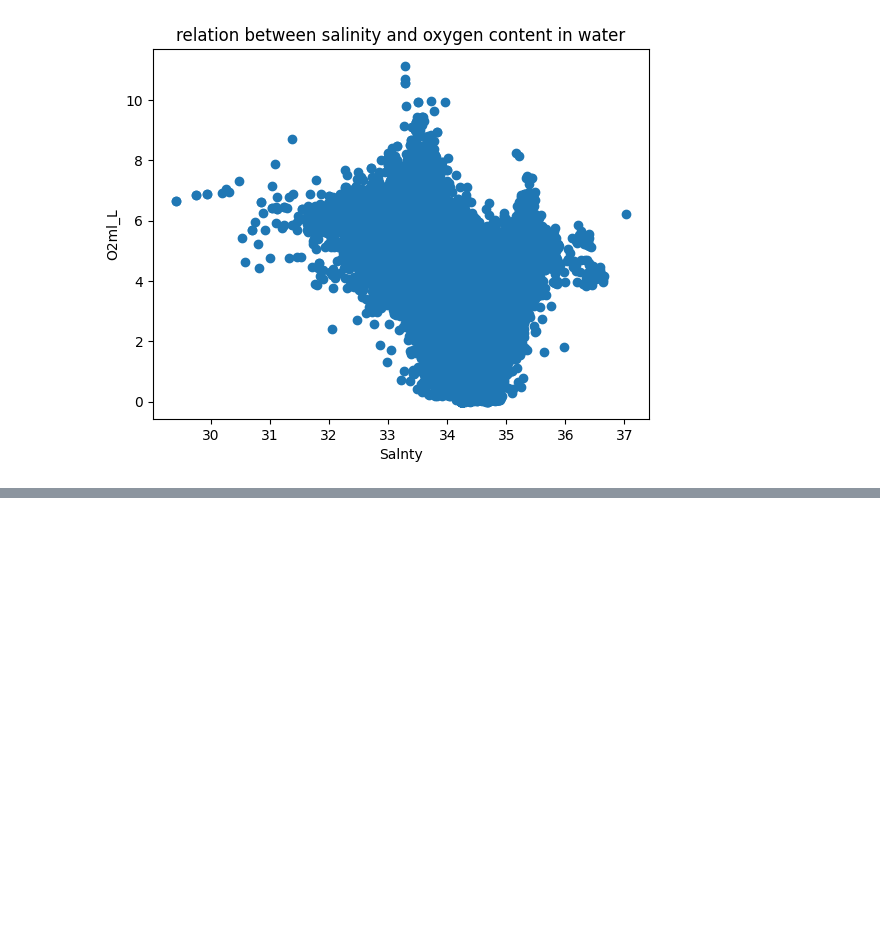
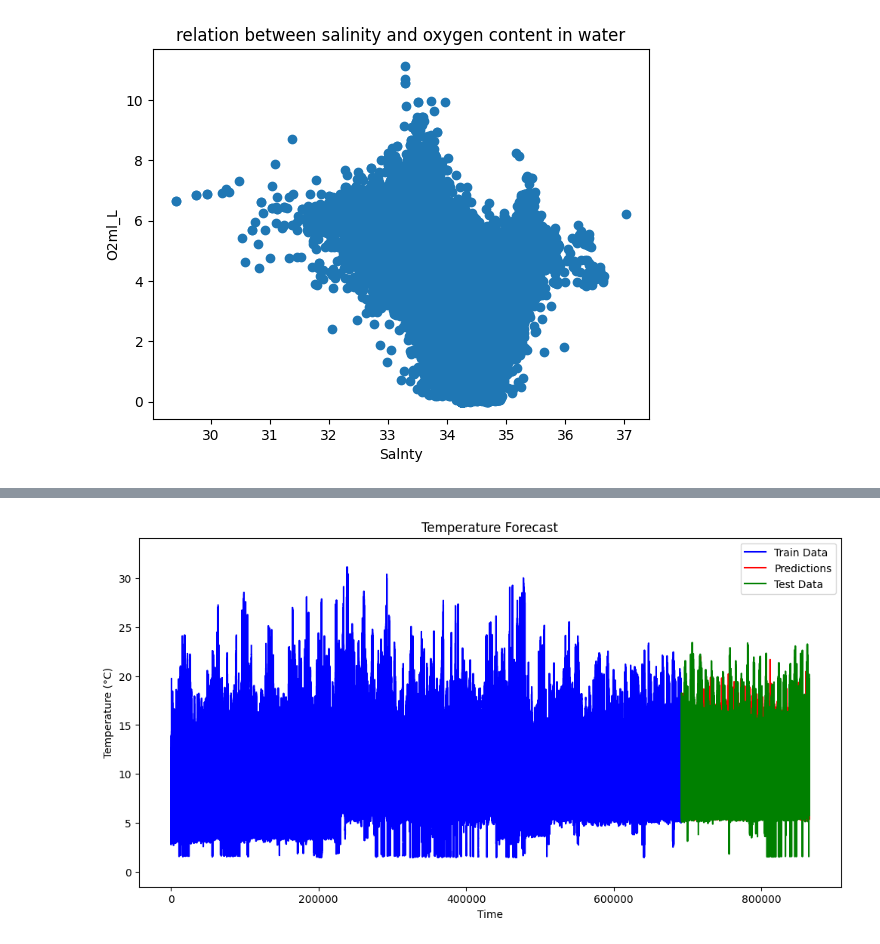
Before and after one commit to SohamBera16/bayesian-neural-network-based-prediction-using-Environmental-data, a Jupyter notebook: BNN_Regression.ipynb, the cells around one changed output, grey strips where cells are left out. Cells and saved outputs as stored; diff of their text form; code cells hidden in the pictures; blank space fills up the shorter version.

Commit message:
BNN model implemented

```diff
--- a/BNN_Regression.ipynb
+++ b/BNN_Regression.ipynb
@@ -219,0 +302,11 @@ plt.show()
+# %%
+# Train the model
+model.train()
+for epoch in range(num_epochs):
+    optimizer.zero_grad()
+    output = model(X_train)
+    loss = criterion(output, y_train)
+    loss.backward()
+    optimizer.step()
+    if (epoch + 1) % 10 == 0:
+        print(f'Epoch: {epoch+1}/{num_epochs}, Loss: {loss.item()}')
@@ -219,0 +331,9 @@ plt.show()
+# %%
+# Evaluate the model on the test set
+model.eval()
+with torch.no_grad():
+    predictions = model(X_test)
+# %%
+# Convert the predictions and ground truth back to numpy arrays
+predictions = predictions.numpy()
+y_test = y_test.numpy()
@@ -219,0 +359,32 @@ plt.show()
+# %%
+# Prepare the data
+total_data = bottle_df['T_degC']
+train_data = total_data[:len(X_train)]
+test_data = total_data[len(X_train):]
+
+# Plotting the train data
+plt.figure(figsize=(12, 6))
+plt.plot(range(len(train_data)), train_data, color='blue', label='Train Data')
+
+# Plotting the test data and predictions
+plt.plot(range(len(train_data), len(train_data) + len(predictions)), predictions, color='red', label='Predictions')
+plt.plot(range(len(train_data), len(train_data) + len(test_data)), test_data, color='green', label='Test Data')
+
+# Setting the plot labels and title
+plt.xlabel('Time')
+plt.ylabel('Temperature (°C)')
+plt.title('Temperature Forecast')
+
+# Adding a legend
+plt.legend()
+
+# Adjusting y-axis limits for better separation
+y_min = min(min(train_data), min(predictions), min(test_data))
+y_max = max(max(train_data), max(predictions), max(test_data))
+y_range = y_max - y_min
+plt.ylim(y_min - 0.1*y_range, y_max + 0.1*y_range)
+
+# Display the plot
+plt.show()
+# %% [output]
+[figure, added]
```
Also changed, not shown: parts of 13 cells of this notebook.
